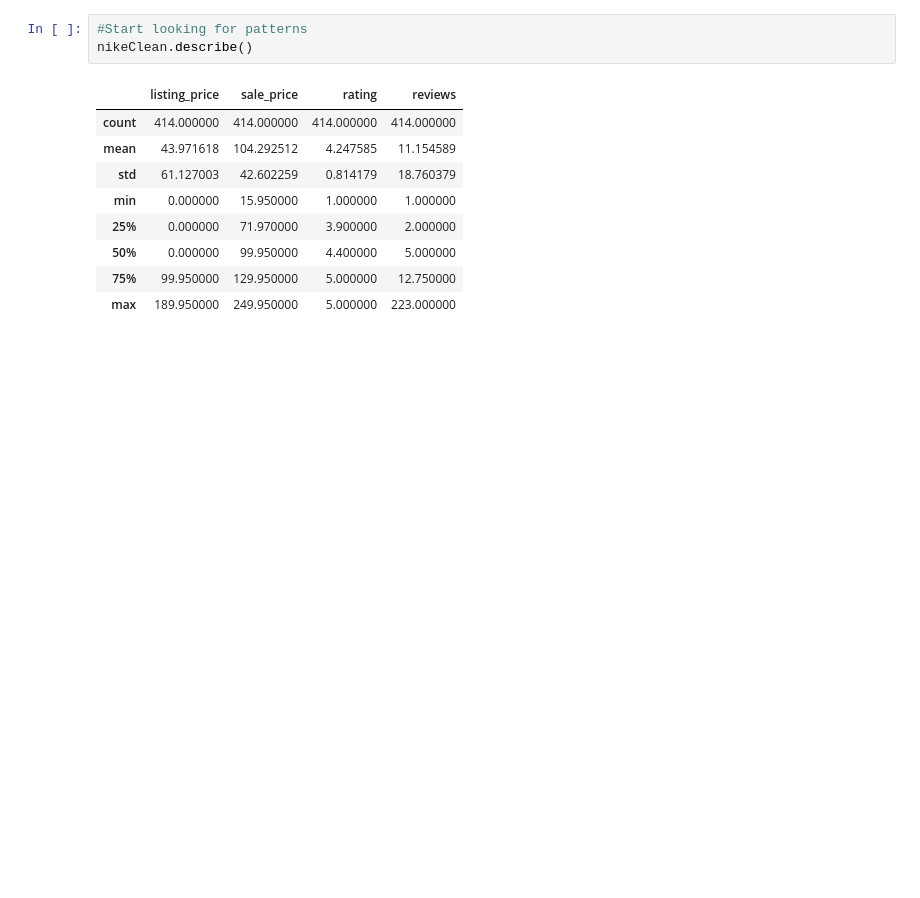
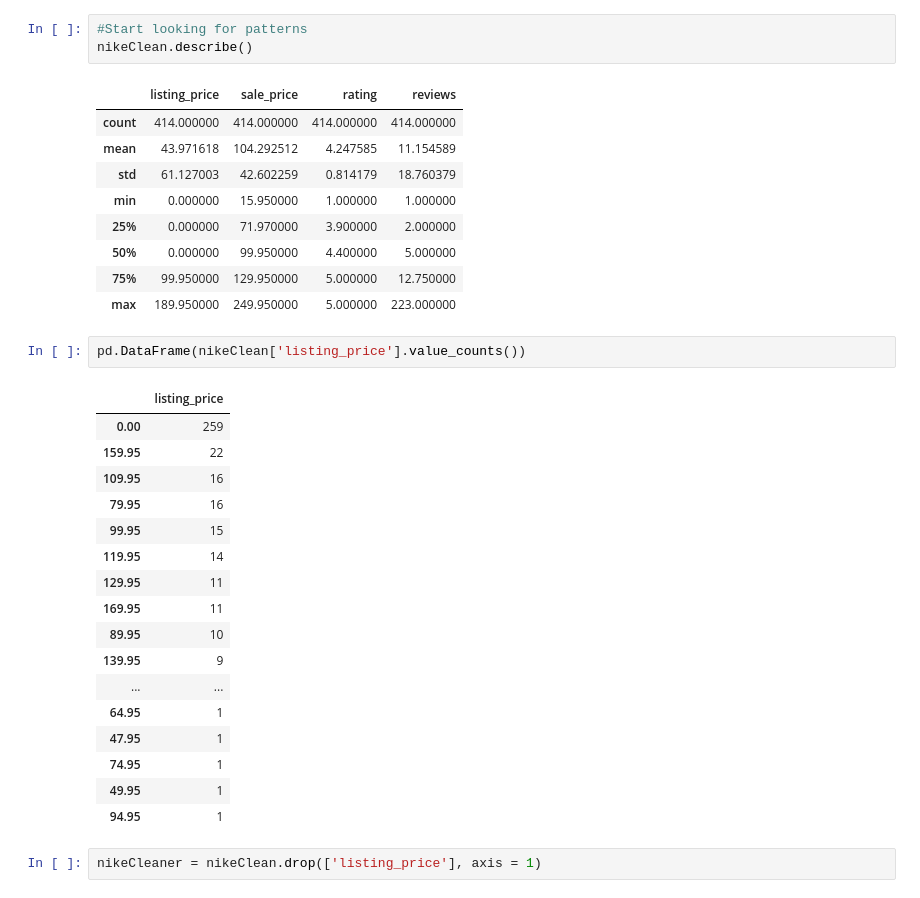
Before and after one commit to thomasmckayyy/nike-dataset, a Jupyter notebook: nikeShoeSalesClean.ipynb, the cells around one changed output. Drawn from its saved outputs; the diff is of its cells as text; blank space fills up the shorter version.

```diff
--- a/nikeShoeSalesClean.ipynb
+++ b/nikeShoeSalesClean.ipynb
@@ -63,3 +63,25 @@ nikeClean.describe()
 | 50% | 0.000000 | 99.950000 | 4.400000 | 5.000000 |
 | 75% | 99.950000 | 129.950000 | 5.000000 | 12.750000 |
 | max | 189.950000 | 249.950000 | 5.000000 | 223.000000 |
+# %%
+pd.DataFrame(nikeClean['listing_price'].value_counts())
+# %% [output]
+|  | listing_price |
+| 0.00 | 259 |
+| 159.95 | 22 |
+| 109.95 | 16 |
+| 79.95 | 16 |
+| 99.95 | 15 |
+| 119.95 | 14 |
+| 129.95 | 11 |
+| 169.95 | 11 |
+| 89.95 | 10 |
+| 139.95 | 9 |
+| ... | ... |
+| 64.95 | 1 |
+| 47.95 | 1 |
+| 74.95 | 1 |
+| 49.95 | 1 |
+| 94.95 | 1 |
+# %%
+nikeCleaner = nikeClean.drop(['listing_price'], axis = 1)
```
Also changed, not shown: parts of 3 cells of this notebook.
